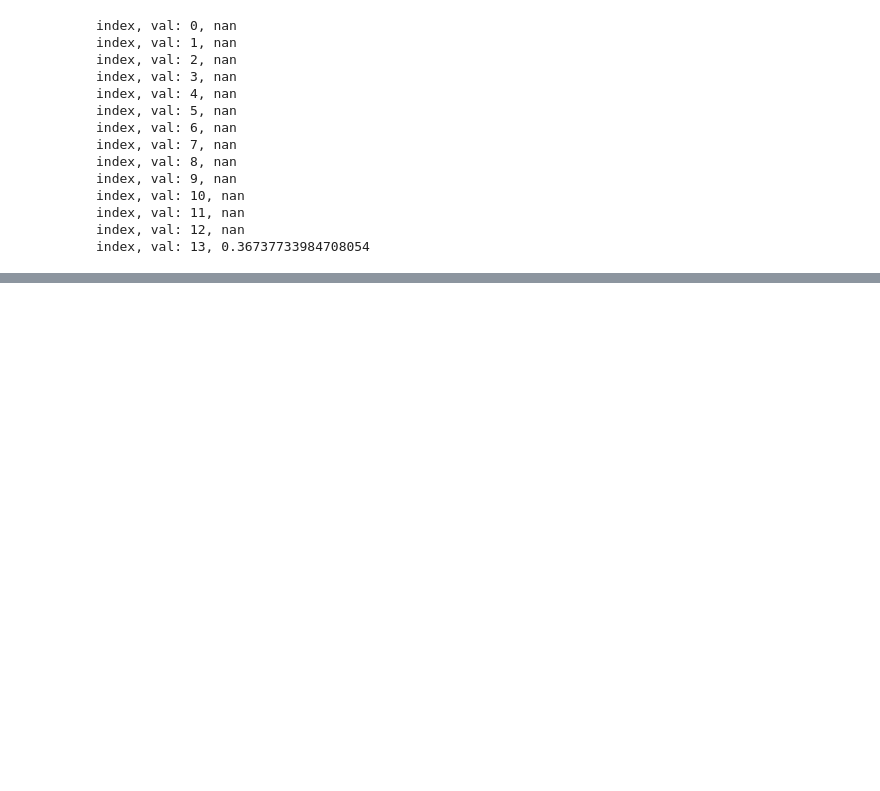
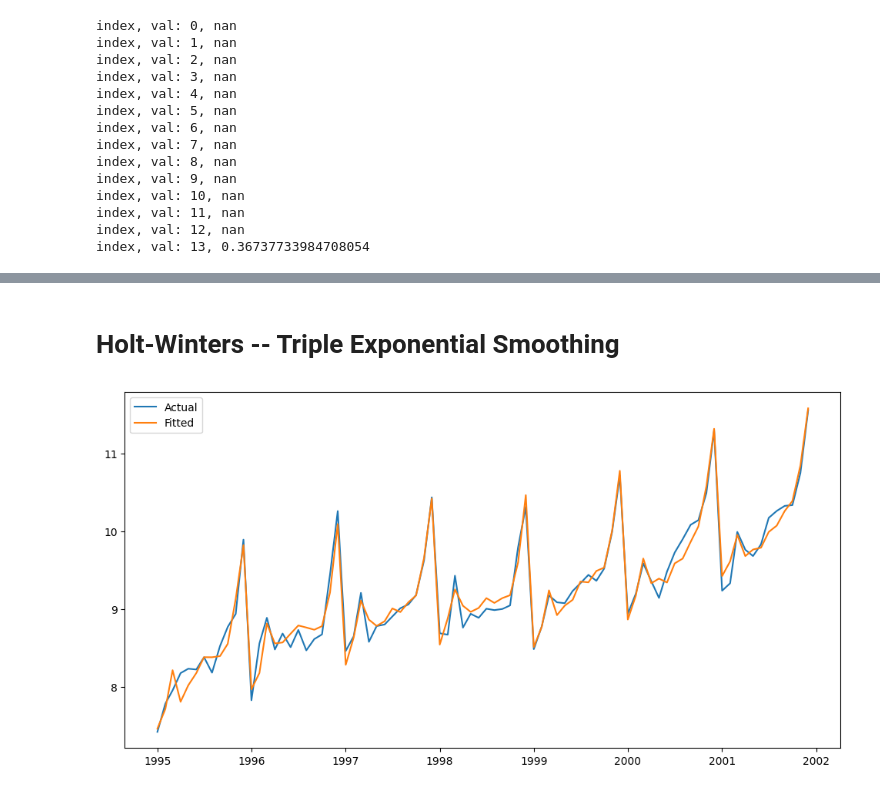
Before and after one commit to lawgorithm/timeseries, a Jupyter notebook: ARIMA/SARIMA_and_Holt_Winters_Examples.ipynb, the cells around one changed output, grey strips where cells are left out. Saved outputs shown, nothing was run; the diff lists cells and outputs as text; code cells hidden in the pictures; blank space fills up the shorter version.

```diff
--- a/ARIMA/SARIMA_and_Holt_Winters_Examples.ipynb
+++ b/ARIMA/SARIMA_and_Holt_Winters_Examples.ipynb
@@ -316,0 +409,24 @@ for ts in ts_arrays:
+# %% [markdown]
+# Holt-Winters -- Triple Exponential Smoothing
+# %%
+# Fit the triple exponential smoothing model
+model = ExponentialSmoothing(
+    log_sales,
+    trend='additive',
+    seasonal='additive',
+    seasonal_periods=12).fit()
+
+# Plot the actual data and the fitted model
+plt.figure(figsize=(12, 6))
+plt.plot(log_sales, label='Actual')
+plt.plot(model.fittedvalues, label='Fitted')
+plt.legend()
+plt.show()
+
+# Generate forecasts
+forecast = model.forecast(steps=12)
+
+# TODO: figure out how to get a prediction interval
+# conf_int = model.conf_int(steps=12)
+# %% [output]
+[figure, added]
```
Also changed, not shown: parts of 15 cells of this notebook.
